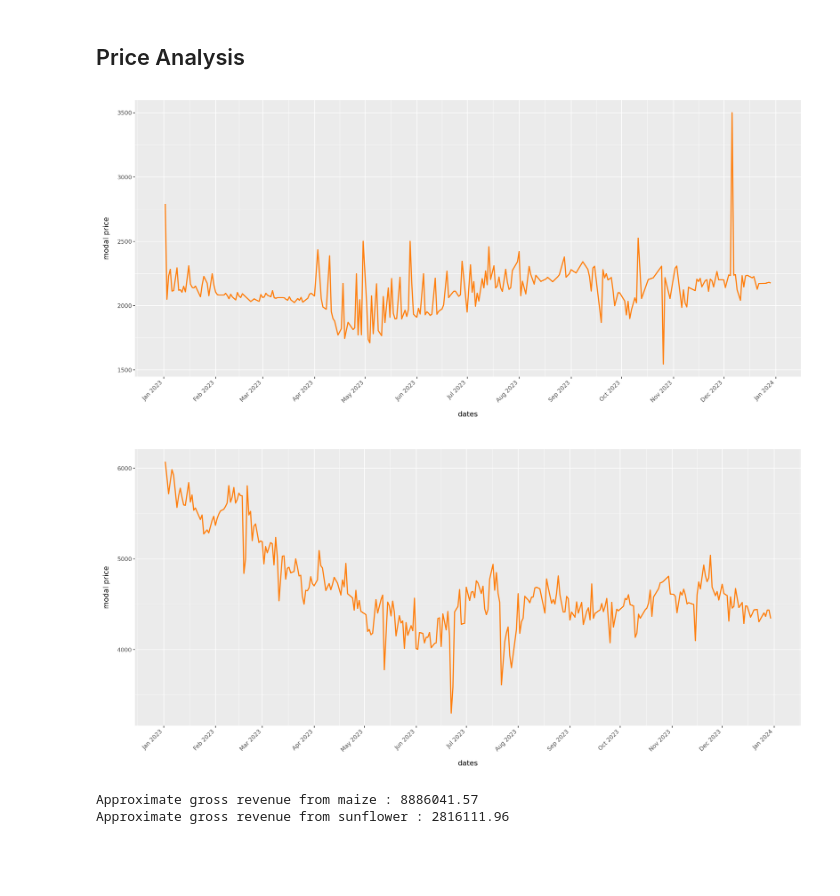
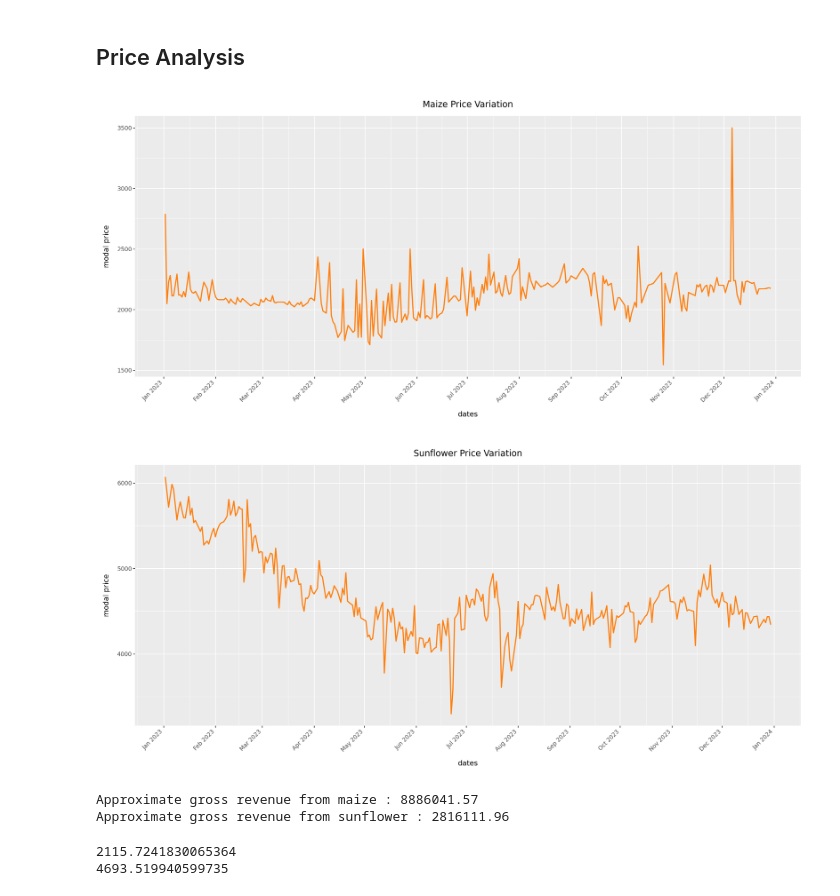
Before and after one commit to Rockhopper130/data-viz, a Jupyter notebook: maize_vs_sunflower.ipynb, the cells around one changed output. Saved outputs shown, nothing was run; the diff lists cells and outputs as text; code cells hidden in the pictures; blank space fills up the shorter version.

```diff
--- a/maize_vs_sunflower.ipynb
+++ b/maize_vs_sunflower.ipynb
@@ -99,10 +99,10 @@ maize_pc_keys_str = [str(key) for key in maize_pc.keys()]
     scale_x_datetime(date_breaks="1 month", date_labels="%b %Y") +
     theme(axis_text_x=element_text(rotation=45, hjust=1)) +
     theme(figure_size=(15, 7)) +
-    labs(y="modal price")
+    labs(y="modal price", title="Maize Price Variation")
 )
 # %% [output]
-[figure, old version]
+[figure, new version]
 # %%
 sunf_price = pd.read_csv("data/crops/Sunflower_2023.csv")
 sunf_pc = sunf_price[(sunf_price["state"] == 'Karnataka') & (sunf_price["variety"] == "Sunflower")].groupby("arrival_date")["modal_price"].mean()
@@ -115,13 +115,13 @@ sunf_pc_df["values"] = sunf_pc.values
 # %%
 sunf_pc_keys_str = [str(key) for key in sunf_pc.keys()]
 
 (ggplot(sunf_pc_df, aes(x="dates", y="values")) +
     geom_line(size=1.0, color="tab:orange") +
     scale_x_datetime(date_breaks="1 month", date_labels="%b %Y") +
     theme(axis_text_x=element_text(rotation=45, hjust=1)) +
     theme(figure_size=(15, 7)) +
-    labs(y="modal price")
+    labs(y="modal price", title="Sunflower Price Variation")
 )
 # %% [output]
-[figure, old version]
+[figure, new version]
 # %%
@@ -130,3 +130,9 @@ print("Approximate gross revenue from sunflower :", (sunf_pc.values.mean() * 600
 # %% [output]
 Approximate gross revenue from maize : 8886041.57
 Approximate gross revenue from sunflower : 2816111.96
+# %%
+print(maize_pc.values.mean())
+print(sunf_pc.values.mean())
+# %% [output]
+2115.7241830065364
+4693.519940599735
```
Also changed, not shown: parts of 1 cell of this notebook, 2 other files.
